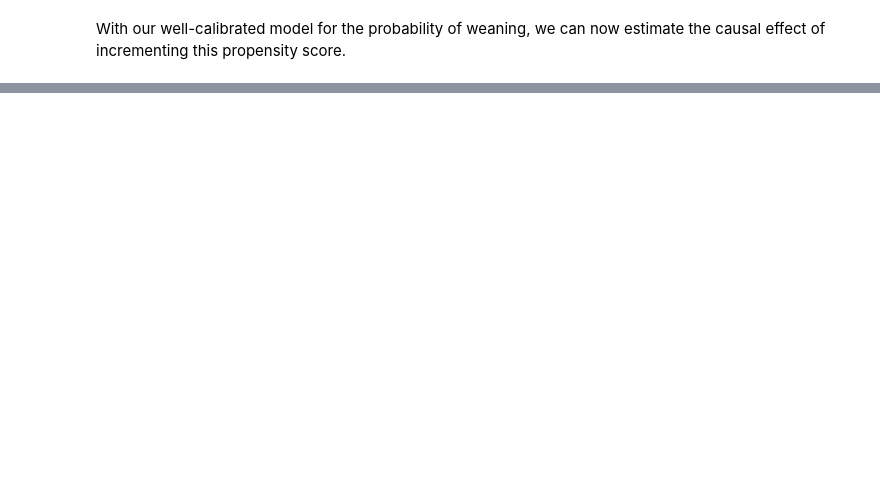
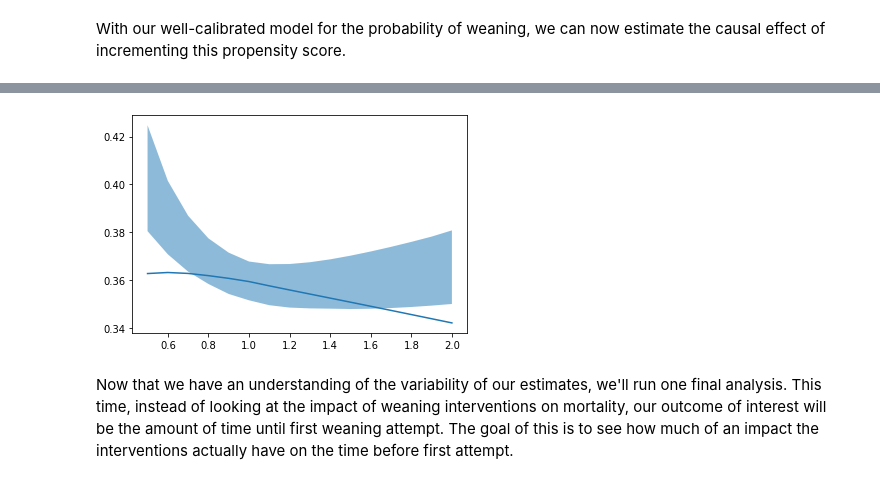
Before and after one commit to amanchoudhri/liberation-timing-paper, a Jupyter notebook: main.ipynb, the cells around one changed output, grey strips where cells are left out. Saved outputs shown, nothing was run; the diff lists cells and outputs as text; code cells hidden in the pictures; blank space fills up the shorter version.

```diff
--- a/main.ipynb
+++ b/main.ipynb
@@ -223,0 +278,31 @@ pprint(results)
+# %%
+N_BOOTSTRAPS = 25
+outcome_estimates = {d: [] for d in delta_vals}
+
+stays = df['stay_id'].unique()
+
+def get_bootstrap_sample():
+    """Randomly sample from the dataframe, keeping the number of stays the same."""
+    sampled_stays = np.random.choice(stays, size=stays.shape, replace=True)
+    # Determine how many times each stay should be repeated (since we sample w/replacement)
+    num_repeats = {s: 0 for s in sampled_stays}
+    for s in sampled_stays:
+        num_repeats[s] += 1
+    # Choose only the selected stays
+    curr_data = df.loc[df['stay_id'].isin(sampled_stays)]
+    indices = []
+    for stay, idxs in group_by_stay(curr_data).groups.items():
+        indices += (num_repeats[stay] * list(idxs))
+    return curr_data.reindex(indices)
+
+for i in range(N_BOOTSTRAPS):
+    r = calculate_estimates(
+        delta_vals,
+        data=get_bootstrap_sample()
+    )
+    for delta, estimate in r.items():
+        outcome_estimates[delta].append(estimate)
+
+outcome_estimates = pd.DataFrame(outcome_estimates)
+# outcome_estimates.to_csv('outcome_estimates.csv')
+outcome_estimates.head()
@@ -223,0 +316,9 @@ pprint(results)
+# %%
+bounds = outcome_estimates.min(), outcome_estimates.max()
+plt.fill_between(delta_vals, bounds[0], bounds[1], alpha=0.5)
+plt.plot(results.keys(), results.values())
+plt.show()
+# %% [output]
+[figure, added]
+# %% [markdown]
+Now that we have an understanding of the variability of our estimates, we'll run one final analysis. This time, instead of looking at the impact of weaning interventions on mortality, our outcome of interest will be the amount of time until first weaning attempt. The goal of this is to see how much of an impact the interventions actually have on the time before first attempt.
```
Also changed, not shown: parts of 20 cells of this notebook.
